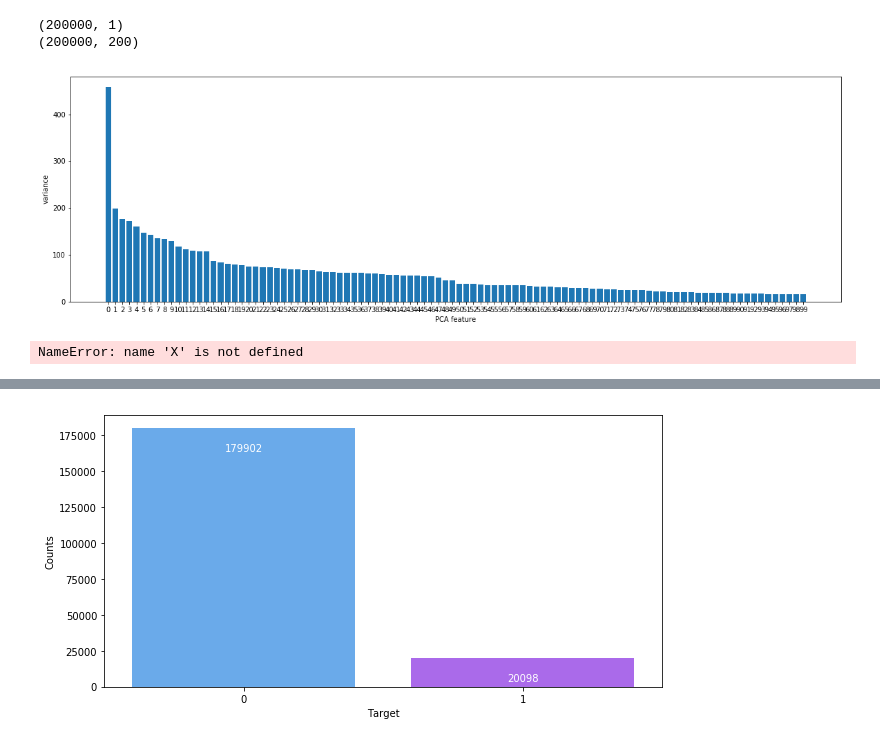
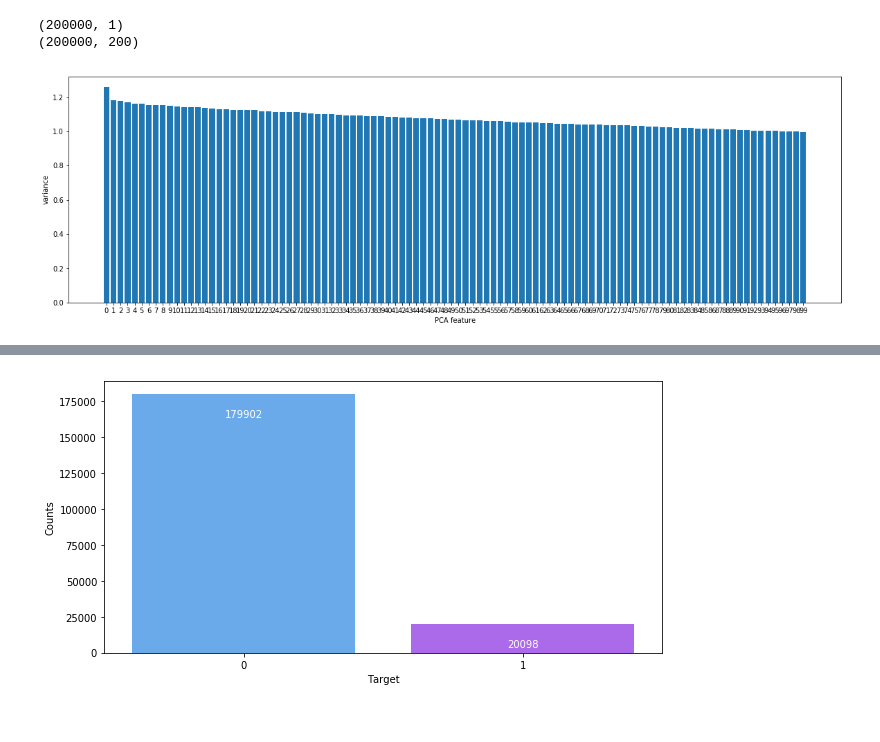
Before and after one commit to adkulas/ECE657A-Data-Modelling, a Jupyter notebook: project/code/G10-project.ipynb, the cells around one changed output, grey strips where cells are left out. Drawn from its saved outputs; the diff is of its cells as text; code cells hidden in the pictures.

```diff
--- a/project/code/G10-project.ipynb
+++ b/project/code/G10-project.ipynb
@@ -233,34 +233,26 @@ print(X_train_complete.shape)
 (200000, 1)
 (200000, 200)
 # %%
-# Create a PCA instance: pca
-pca = PCA()
+#convert it to numpy arrays
+X=train_df.drop(columns=['ID_code','target']).values
 
-# Fit the data
-pca.fit(X_train_complete)
+#Scaling the values
+X = scale(X)
+
+pca = PCA(n_components=200)
+
+pca.fit(X)
 
 # Plot the explained variances
 n = 100
 features = range(pca.n_components_)
 fig, ax = plt.subplots(figsize = (20,6))
 ax.bar(features[:n], pca.explained_variance_[:n])
 ax.set_xlabel('PCA feature')
 ax.set_ylabel('variance')
 ax.set_xticks(features[:n])
 plt.savefig(os.path.join('1-pcafeatures.png'), dpi=300, format='png')
 plt.show()
 eigen_values = pd.Series(pca.explained_variance_)
 # %% [output]
-[figure, old version]
+[figure, new version]
-# %%
-# Determine how many features must be kept to retain 95% of the variance
-total_variance = np.sum(eigen_values)
-num_pca_features_var_retained = []
-for num_components in range(X.shape[1]):
-    ratio = np.sum(eigen_values[:num_components]) / total_variance
-    num_pca_features_var_retained.append(ratio)
-
-print(num_pca_features_var_retained[34])
-plt.plot(num_pca_features_var_retained)
-# %% [output]
-NameError: name 'X' is not defined
```
Also changed, not shown: parts of 44 cells of this notebook, 3 other files.
